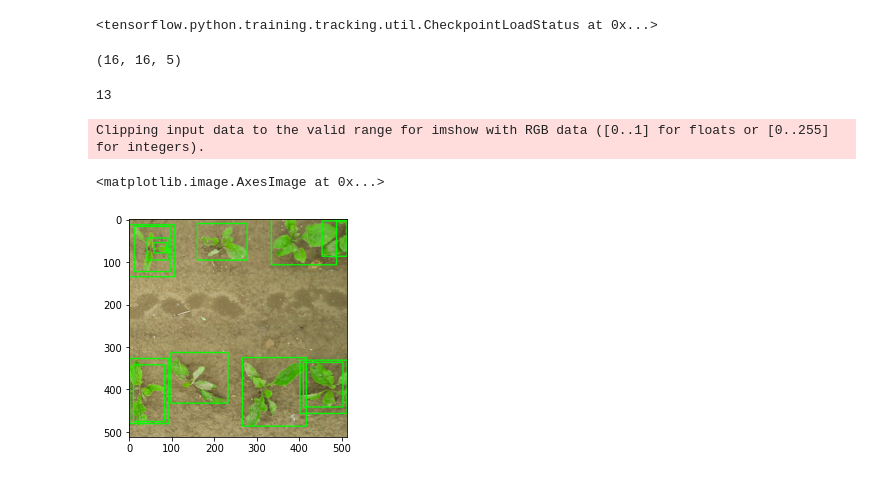
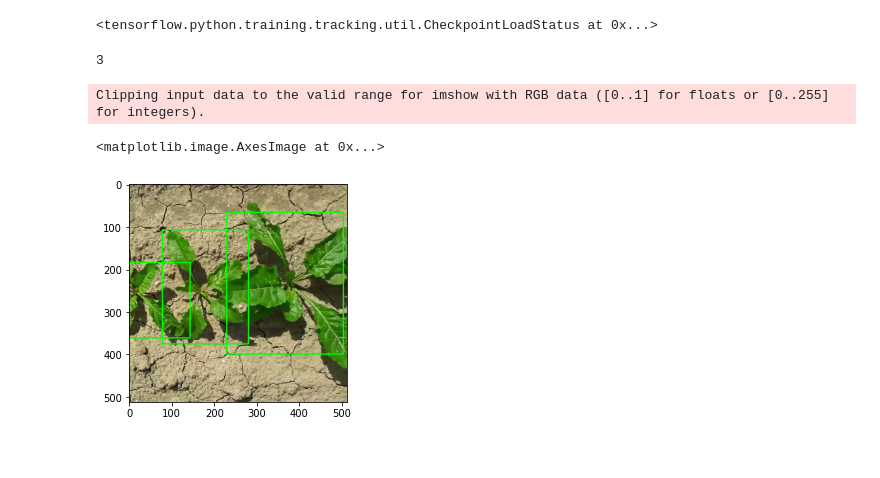
Before and after one commit to SpiritBeing2/Data_science, a Jupyter notebook: yolo.ipynb, the cells around one changed output. Saved outputs shown, nothing was run; the diff lists cells and outputs as text; code cells hidden in the pictures.

Commit message:
add non max suppression

```diff
--- a/yolo.ipynb
+++ b/yolo.ipynb
@@ -543,21 +557,35 @@ def plot_pred(img):
     for x in range(16):
       for b in range(N_ANCHORS):
         if pred_conf[y, x, b]>0.1:
-          boxes.append([x_min[y, x, b].numpy(), y_min[y, x, b].numpy(), x_max[y, x, b].numpy(), y_max[y, x, b].numpy()])
-
+          boxes.append([x_min[y, x, b].numpy(), y_min[y, x, b].numpy(), x_max[y, x, b].numpy(), y_max[y, x, b].numpy(),  pred_conf[y, x, b].numpy()])
   return boxes
 # %%
-boxes = plot_pred(images[27][None, ...])
+boxes = plot_pred(images_test[0][None, ...])
 len(boxes)
 # %% [output]
-(16, 16, 5)
+3
-13
+# %%
+def non_max_suppression(boxes):
+
+  nb_processed = 0
+  total = len(boxes)
+
+  while nb_processed < total:
+    index_hightest_IOU = np.argmax(boxes[:,4])
+    for i in range(len(boxes)):
+      if i != index_hightest_IOU and intersection_over_union(boxes[index_hightest_IOU][0:4], boxes[i][0:4]) > 0:
+        total = total - 1
+        np.delete(boxes, i, axis=None)
+    nb_processed = nb_processed + 1
+  return boxes
+# %%
+boxes = non_max_suppression(np.array(boxes))
 # %%
-test = images[27]
+test = images_test[0]
 for box in boxes:
-   test = cv2.rectangle(test, (box[0], box[1]), (box[2], box[3]), (0, 255, 0), 2)
+   test = cv2.rectangle(test, (int(box[0]), int(box[1])), (int(box[2]), int(box[3])), (0, 255, 0), 2)
 plt.imshow(test)
 # %% [output]
 Clipping input data to the valid range for imshow with RGB data ([0..1] for floats or [0..255] for integers).
 <matplotlib.image.AxesImage at 0x...>
-[figure, old version]
+[figure, new version]
```
Also changed, not shown: parts of 10 cells of this notebook, 2 other files.
